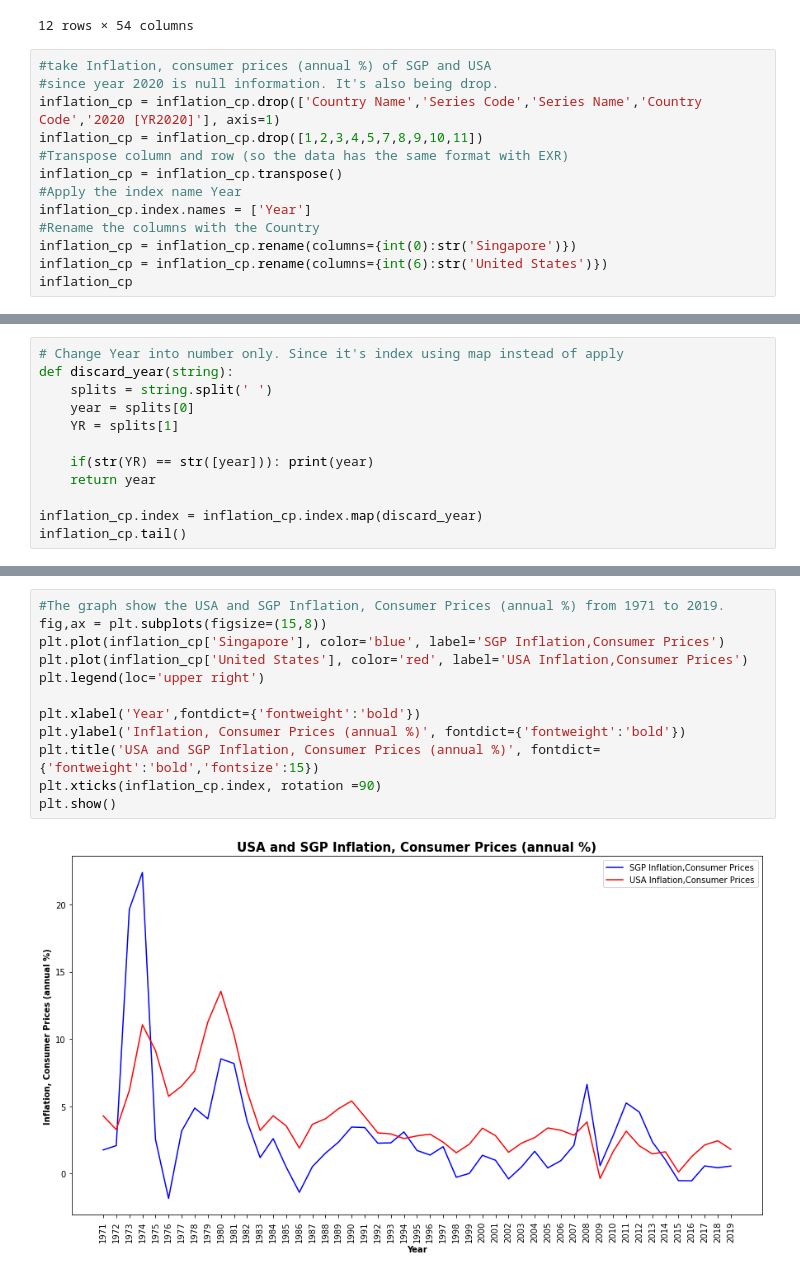
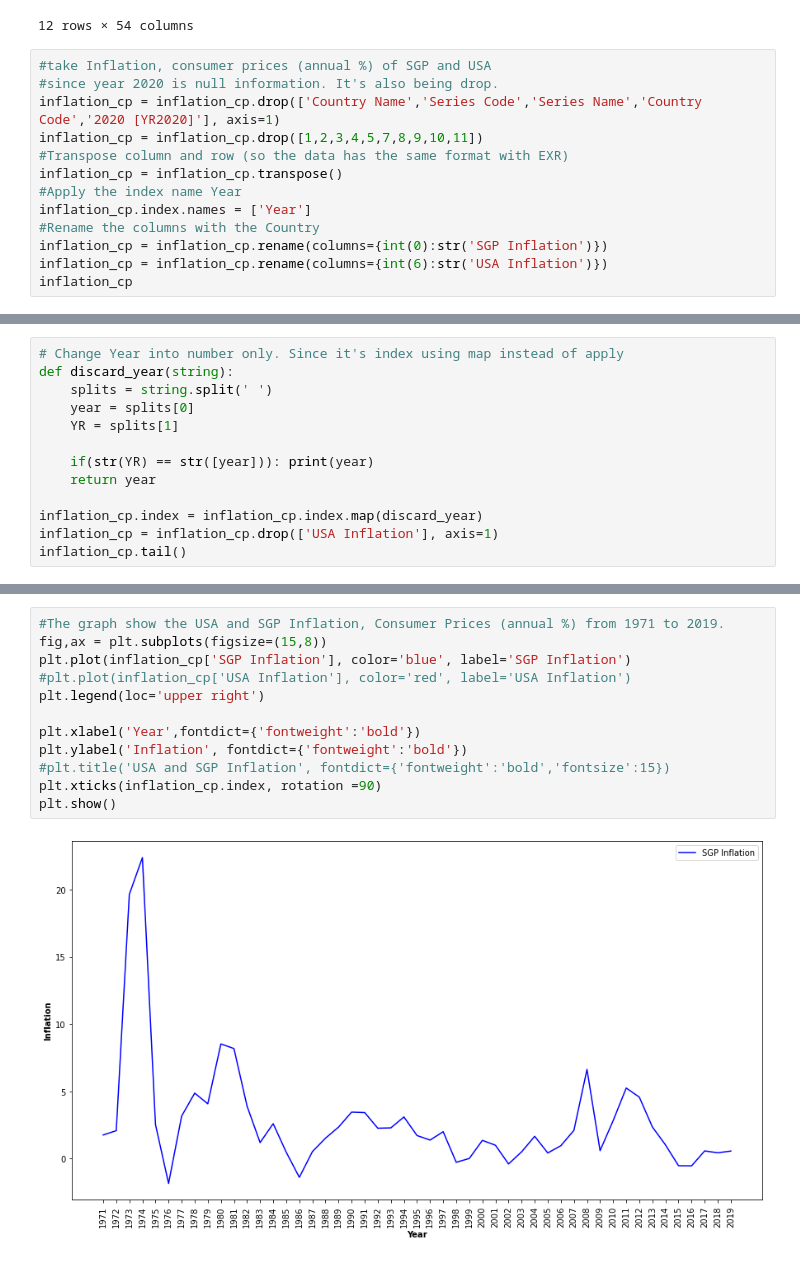
Before and after one commit to hieubkvn123/ExchangeRatePrediction, a Jupyter notebook: EDA1- Final.ipynb, the cells around one changed output, grey strips where cells are left out. Saved outputs shown, nothing was run; the diff lists cells and outputs as text.

```diff
--- a/EDA1- Final.ipynb
+++ b/EDA1- Final.ipynb
@@ -269,7 +285,7 @@ inflation_cp = inflation_cp.transpose()
 #Apply the index name Year
 inflation_cp.index.names = ['Year']
 #Rename the columns with the Country
-inflation_cp = inflation_cp.rename(columns={int(0):str('Singapore')})
-inflation_cp = inflation_cp.rename(columns={int(6):str('United States')})
+inflation_cp = inflation_cp.rename(columns={int(0):str('SGP Inflation')})
+inflation_cp = inflation_cp.rename(columns={int(6):str('USA Inflation')})
 inflation_cp
 # %% [output]
@@ -302,5 +318,6 @@ def discard_year(string):
     return year
 
 inflation_cp.index = inflation_cp.index.map(discard_year)
+inflation_cp = inflation_cp.drop(['USA Inflation'], axis=1)
 inflation_cp.tail()
 # %% [output]
@@ -314,14 +331,14 @@ inflation_cp.tail()
 # %%
 #The graph show the USA and SGP Inflation, Consumer Prices (annual %) from 1971 to 2019.
 fig,ax = plt.subplots(figsize=(15,8))
-plt.plot(inflation_cp['Singapore'], color='blue', label='SGP Inflation,Consumer Prices')
-plt.plot(inflation_cp['United States'], color='red', label='USA Inflation,Consumer Prices')
+plt.plot(inflation_cp['SGP Inflation'], color='blue', label='SGP Inflation')
+#plt.plot(inflation_cp['USA Inflation'], color='red', label='USA Inflation')
 plt.legend(loc='upper right')
 
 plt.xlabel('Year',fontdict={'fontweight':'bold'})
-plt.ylabel('Inflation, Consumer Prices (annual %)', fontdict={'fontweight':'bold'})
-plt.title('USA and SGP Inflation, Consumer Prices (annual %)', fontdict={'fontweight':'bold','fontsize':15})
+plt.ylabel('Inflation', fontdict={'fontweight':'bold'})
+#plt.title('USA and SGP Inflation', fontdict={'fontweight':'bold','fontsize':15})
 plt.xticks(inflation_cp.index, rotation =90)
 plt.show()
 # %% [output]
-[figure, old version]
+[figure, new version]
```
Also changed, not shown: parts of 20 cells of this notebook, 6 other files.
